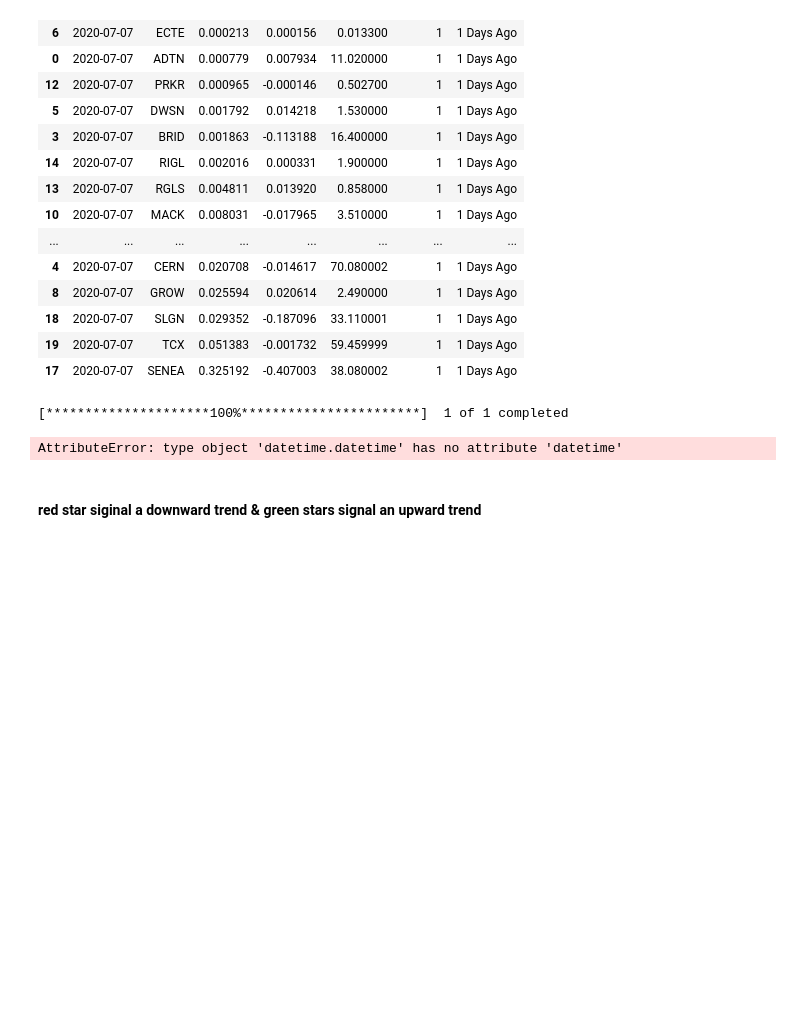
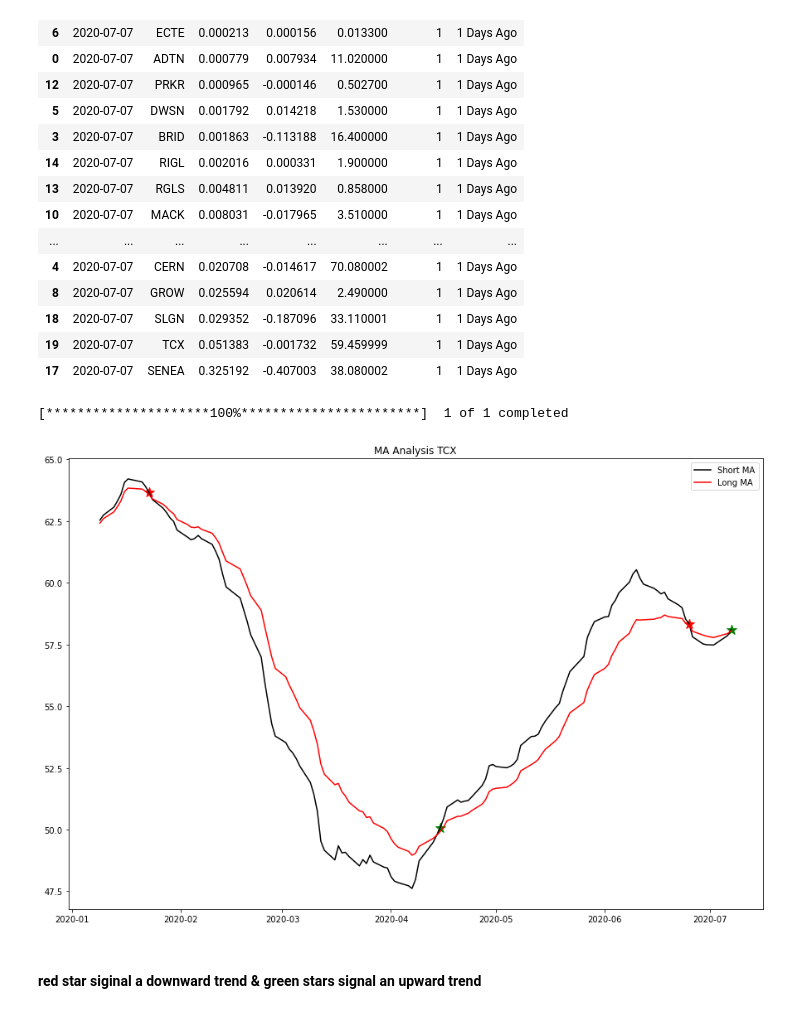
Before and after one commit to Mtaylert/Stock_Evaluation, a Jupyter notebook: StockEvaluations.ipynb, the cells around one changed output. Saved outputs shown, nothing was run; the diff lists cells and outputs as text; code cells hidden in the pictures; blank space fills up the shorter version.

```diff
--- a/StockEvaluations.ipynb
+++ b/StockEvaluations.ipynb
@@ -42,7 +42,7 @@ def get_quote_data_by_minute(symbol='SPCE', data_range='1d', data_interval='1m')
     res = requests.get('https://query1.finance.yahoo.com/v8/finance/chart/{symbol}?range={data_range}&interval={data_interval}'.format(**locals()),verify=True)
     data = res.json()
     body = data['chart']['result'][0]
-    dt = datetime.datetime
+    #dt = datetime.datetime
     dt = pd.Series(map(lambda x: arrow.get(x).datetime.replace(tzinfo=None), body['timestamp']), name='Datetime')
     df = pd.DataFrame(body['indicators']['quote'][0], index=dt)
     dg = pd.DataFrame(body['timestamp'])
@@ -92,7 +92,7 @@ def generate_stock_data(start_date,end_date,ticker):
     data['DOW'] = data['Date'].dt.dayofweek
     data['DOW_Mapped'] =data['DOW'].map(mapping)
     data['Date']=data['Date'].dt.date
-    #data['Date']=pd.to_datetime(data['Date'])
+    data['Date']=pd.to_datetime(data['Date'])
 
 
     #calculate 7 day moving average with open and close
@@ -397,38 +391,38 @@ TopShifts_down.to_csv('/Users/sheenmccullough/Documents/StockEval/data/downward_
 TopShifts_up.to_csv('/Users/sheenmccullough/Documents/StockEval/data/upward_trend_{}_.csv'.format(now),index=False)
 # %%
 
-ticker='SENEA'
+ticker='TCX'
 start = '2020-01-01'
 SDOW = generate_stock_data(start,now,ticker)
 
 
 
 
 plt.figure(figsize=(15,10))
 plt.plot(SDOW['Date'],SDOW['12Day_Moving_Average_Close'],label='Short MA',color='k')
 plt.plot(SDOW['Date'],SDOW['26Day_Moving_Average_Close'],label='Long MA',color='r')
 
 
 for values in range(len(SDOW)):
     if values!=0:
         if SDOW['MACD'].iloc[values]<0:
             if SDOW['MACD'].iloc[values-1]>0:
                 plt.scatter(SDOW['Date'].iloc[values-1],SDOW['12Day_Moving_Average_Close'].iloc[values-1],marker='*',
                        color='red',s=150)
 
     if SDOW['MACD'].iloc[values]>=0:
         if SDOW['MACD'].iloc[values-1]<0:
             plt.scatter(SDOW['Date'].iloc[values],SDOW['12Day_Moving_Average_Close'].iloc[values],marker='*',
                        color='green',s=150)
 
 
 plt.title('MA Analysis {}'.format(ticker))
 
 plt.legend()
 plt.show()
 # %% [output]
 [*********************100%***********************]  1 of 1 completed
-AttributeError: type object 'datetime.datetime' has no attribute 'datetime'
+[figure, added]
 # %% [markdown]
 #### red star siginal a downward trend & green stars signal an upward trend
 # %%
```
Also changed, not shown: parts of 9 cells of this notebook, 2 other files.
